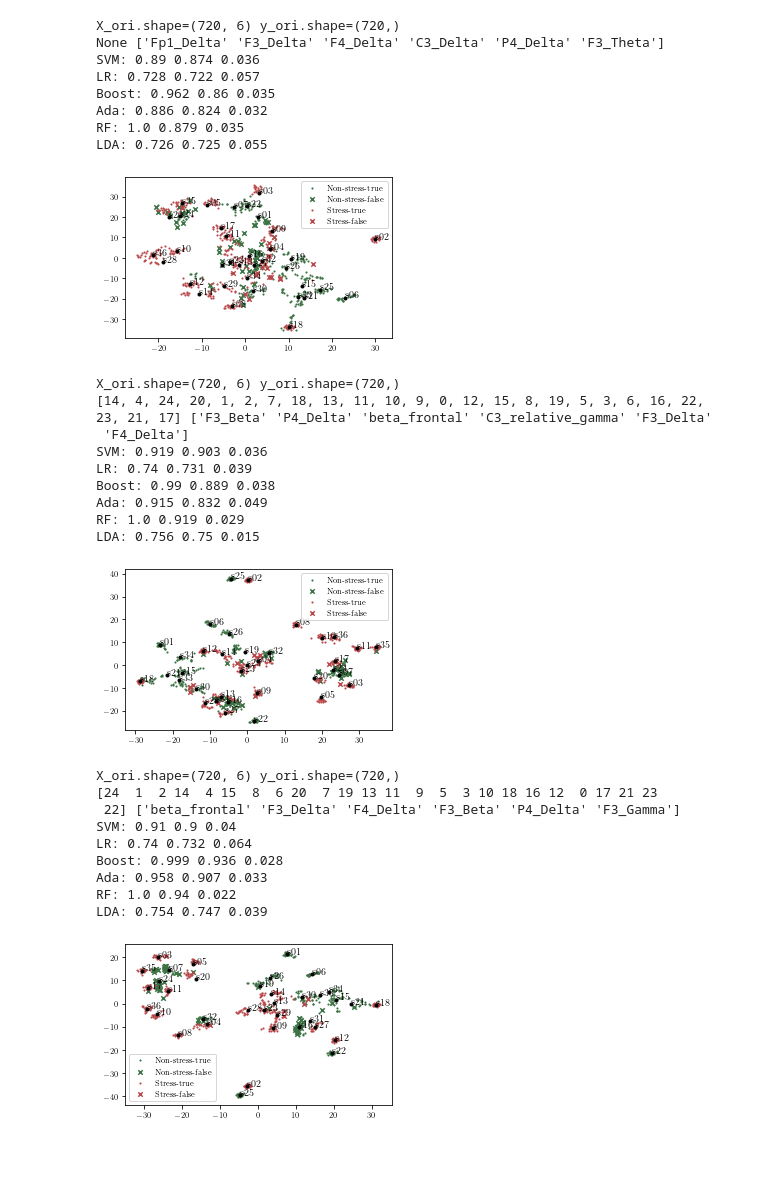
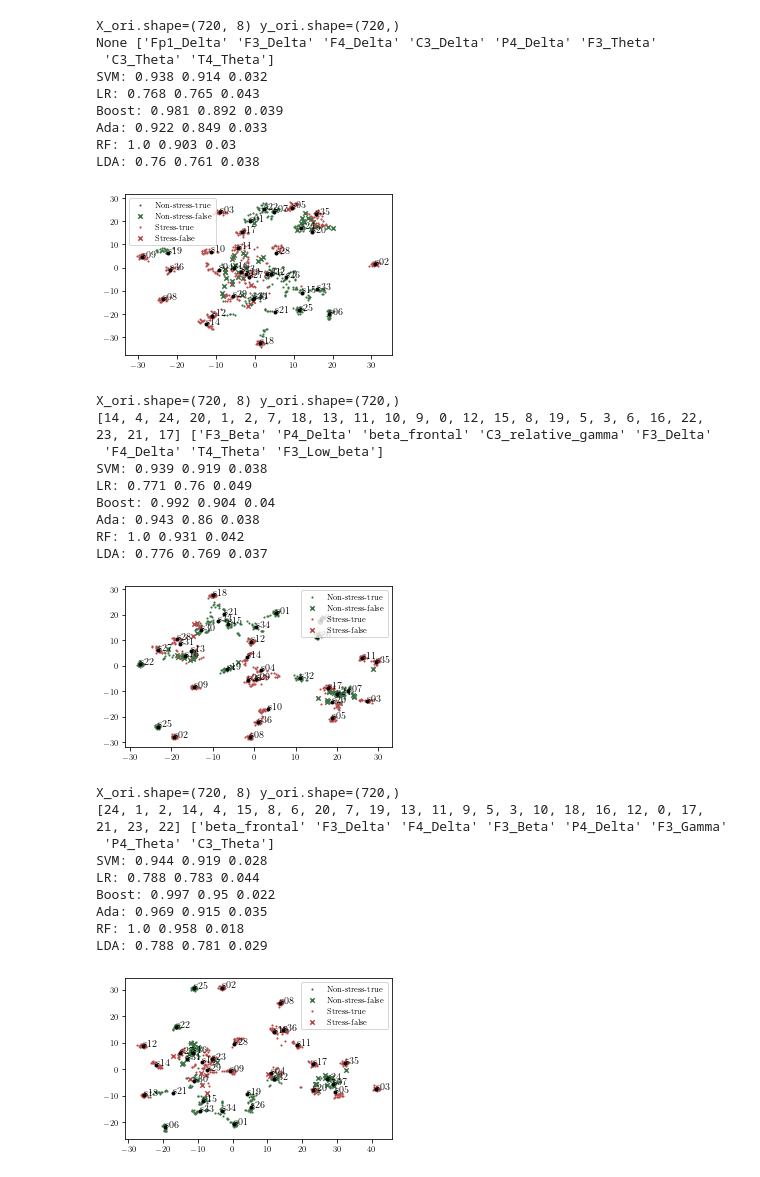
Before and after one commit to akraradets/EEG_ChronicStress, a Jupyter notebook: 2-ChronicStress/9-graph-t-sne.ipynb, the cells around one changed output. Saved outputs shown, nothing was run; the diff lists cells and outputs as text; code cells hidden in the pictures.

```diff
--- a/2-ChronicStress/9-graph-t-sne.ipynb
+++ b/2-ChronicStress/9-graph-t-sne.ipynb
@@ -179,13 +179,5 @@ rank_ada = [8,19,4,15,14,24,1,2,13,11,12,7,6,5,3,9,20,21,0,23,16,17,18,22,10]
 rank_rf = [1,24,15,6,3,16,7,19,9,8,5,2,20,4,11,0,14,13,10,12,17,21,23,18,22]
 
 rank_lda = [17,10,14,5,18,20,24,2,1,13,4,7,21,6,9,11,3,0,23,22,16,8,19,15,12]
+
+rank_ensemble = [24,1,2,14,4,15,8,6,20,7,19,13,11,9,5,3,10,18,16,12,0,17,21,23,22]
-# %%
-feature_score = [0] * 25
-for i in range(25):
-    score = 25-i
-    round_feature = [ rank_lr[i], rank_boost[i], rank_ada[i], rank_rf[i], rank_lda[i] ]
-    for feature in round_feature:
-        feature_score[feature] += score
-
-print(feature_score)
-feature_score = np.array(feature_score)
@@ -194,7 +183,0 @@ feature_score = np.array(feature_score)
-# %%
-rank_ensemble = (feature_score*-1).argsort()
-print(feature_score[rank_ensemble])
-
-print("no", "index", "score", "name")
-for i in range(len(rank_ensemble)):
-    print(i, rank_ensemble[i], feature_score[rank_ensemble[i]], features[rank_ensemble[i]] )
@@ -355,44 +320,45 @@ plt.rcParams.update(tex_fonts)
 # %%
 csv = pd.read_csv('export/15s_133features_filter_std.csv')
 targets = [None, rank_lr, rank_ensemble]
 names = ['baseline','lr','ensemble']
-index = 6
+index = 8
 for i,target in enumerate(targets):
     if(type(target) == type(None)):
         selected_features = features[:index]
     else:
         selected_features = features[target[:index]]
     X,y = getXY(csv.copy(), features=selected_features)
     print(target, selected_features)
     model = train_pipe(X,y)
-    plot_TSNE(model=model,X_ori=X,y_ori=y,fname=f"./figures/t-sne-{names[i]}-6.png")
+    plot_TSNE(model=model,X_ori=X,y_ori=y,fname=f"./figures/t-sne-{names[i]}-{index}.png")
 # %% [output]
-X_ori.shape=(720, 6) y_ori.shape=(720,)
-None ['Fp1_Delta' 'F3_Delta' 'F4_Delta' 'C3_Delta' 'P4_Delta' 'F3_Theta']
-SVM: 0.89 0.874 0.036
-LR: 0.728 0.722 0.057
-Boost: 0.962 0.86 0.035
-Ada: 0.886 0.824 0.032
-RF: 1.0 0.879 0.035
-LDA: 0.726 0.725 0.055
+X_ori.shape=(720, 8) y_ori.shape=(720,)
+None ['Fp1_Delta' 'F3_Delta' 'F4_Delta' 'C3_Delta' 'P4_Delta' 'F3_Theta'
+ 'C3_Theta' 'T4_Theta']
+SVM: 0.938 0.914 0.032
+LR: 0.768 0.765 0.043
+Boost: 0.981 0.892 0.039
+Ada: 0.922 0.849 0.033
+RF: 1.0 0.903 0.03
+LDA: 0.76 0.761 0.038
-[figure, old version]
+[figure, new version]
-X_ori.shape=(720, 6) y_ori.shape=(720,)
+X_ori.shape=(720, 8) y_ori.shape=(720,)
 [14, 4, 24, 20, 1, 2, 7, 18, 13, 11, 10, 9, 0, 12, 15, 8, 19, 5, 3, 6, 16, 22, 23, 21, 17] ['F3_Beta' 'P4_Delta' 'beta_frontal' 'C3_relative_gamma' 'F3_Delta'
- 'F4_Delta']
-SVM: 0.919 0.903 0.036
-LR: 0.74 0.731 0.039
-Boost: 0.99 0.889 0.038
-Ada: 0.915 0.832 0.049
-RF: 1.0 0.919 0.029
-LDA: 0.756 0.75 0.015
+ 'F4_Delta' 'T4_Theta' 'F3_Low_beta']
+SVM: 0.939 0.919 0.038
+LR: 0.771 0.76 0.049
+Boost: 0.992 0.904 0.04
+Ada: 0.943 0.86 0.038
+RF: 1.0 0.931 0.042
+LDA: 0.776 0.769 0.037
-[figure, old version]
+[figure, new version]
-X_ori.shape=(720, 6) y_ori.shape=(720,)
-[24  1  2 14  4 15  8  6 20  7 19 13 11  9  5  3 10 18 16 12  0 17 21 23
- 22] ['beta_frontal' 'F3_Delta' 'F4_Delta' 'F3_Beta' 'P4_Delta' 'F3_Gamma']
-SVM: 0.91 0.9 0.04
-LR: 0.74 0.732 0.064
-Boost: 0.999 0.936 0.028
-Ada: 0.958 0.907 0.033
-RF: 1.0 0.94 0.022
-LDA: 0.754 0.747 0.039
+X_ori.shape=(720, 8) y_ori.shape=(720,)
+[24, 1, 2, 14, 4, 15, 8, 6, 20, 7, 19, 13, 11, 9, 5, 3, 10, 18, 16, 12, 0, 17, 21, 23, 22] ['beta_frontal' 'F3_Delta' 'F4_Delta' 'F3_Beta' 'P4_Delta' 'F3_Gamma'
+ 'P4_Theta' 'C3_Theta']
+SVM: 0.944 0.919 0.028
+LR: 0.788 0.783 0.044
+Boost: 0.997 0.95 0.022
+Ada: 0.969 0.915 0.035
+RF: 1.0 0.958 0.018
+LDA: 0.788 0.781 0.029
-[figure, old version]
+[figure, new version]
```
Also changed, not shown: parts of 2 cells of this notebook.
